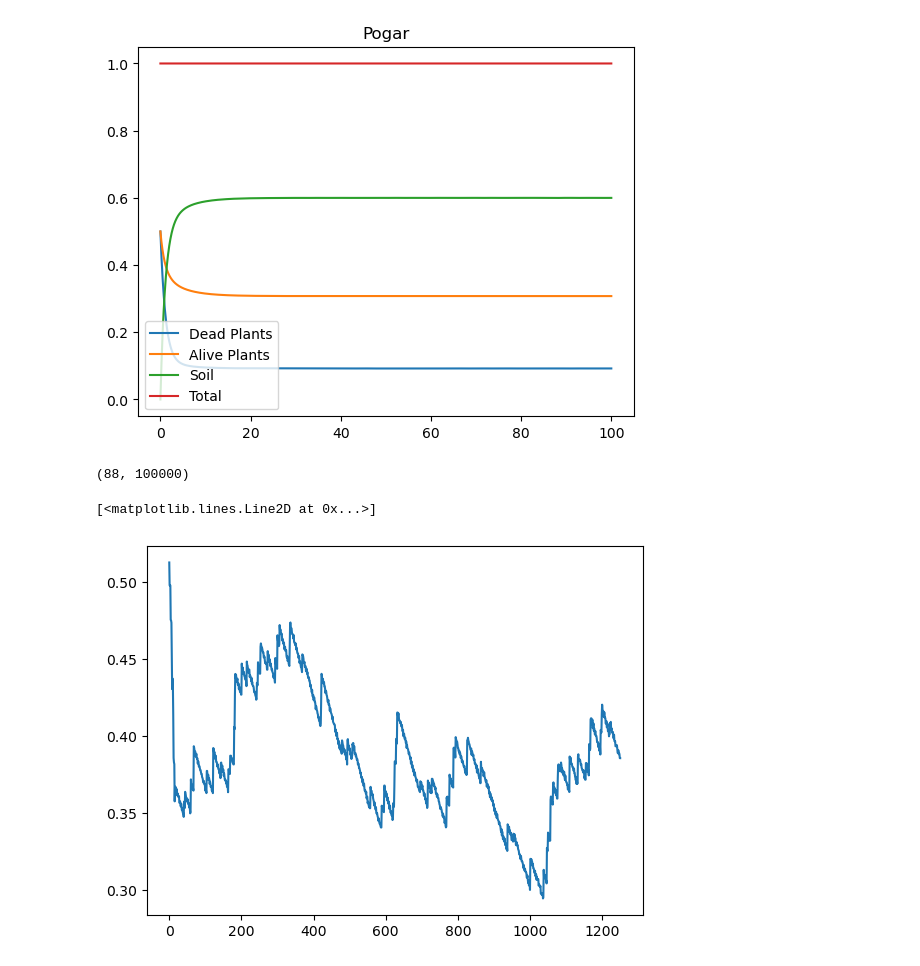
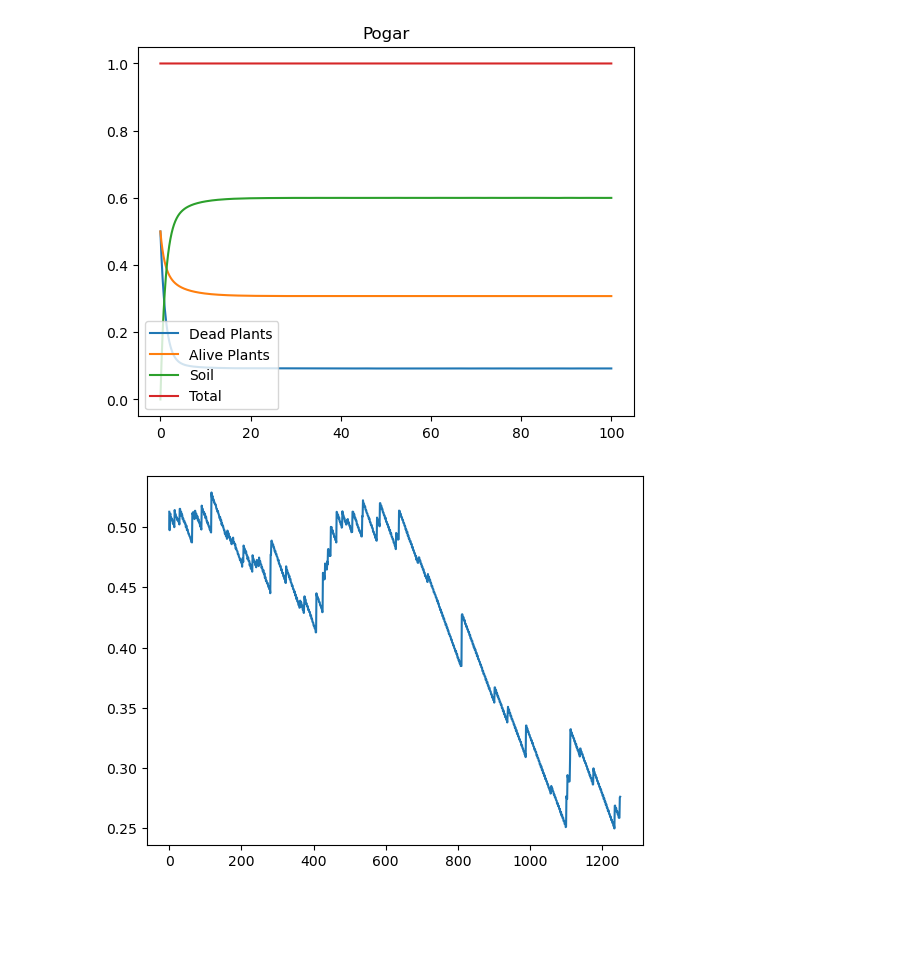
Before and after one commit to arjoooooon/MCM-2023, a Jupyter notebook: ModelSimulation.ipynb, the cells around one changed output. Saved outputs shown, nothing was run; the diff lists cells and outputs as text; code cells hidden in the pictures; blank space fills up the shorter version.

```diff
--- a/ModelSimulation.ipynb
+++ b/ModelSimulation.ipynb
@@ -43,3 +35,19 @@ W = lambda t: WFPS
+# %%
+### Define some arbitrary constants for our equations
+
+NUTRIENT_INTAKE_RATE = 0.5
+LITTERING_RATE = 0.3
+WFPS = 0.3
+L2 = lambda x: x
+
+from water import water
+
+result = water(500, 0, 10000, 1, [0.2, 4, 3], [0.6, 4, 3])
+plt.plot(result)
+
+W = lambda t: WFPS*np.sin(t/100) + WFPS
+# %% [output]
+[figure, added]
 # %%
 from copy import copy, deepcopy
 
@@ -106,21 +118 @@ t_eval = np.arange(0, TIME_PERIOD, 0.01)
 sol = solve_ivp(F, [0, TIME_PERIOD], input_state.flatten(), t_eval=t_eval)
-# %%
-import seaborn as sns
-
-rolled_sol = np.reshape(sol.y, (NUTRIENT_COUNT, SPECIES_COUNT+2, TIME_PERIOD*100))
-
-print(sol.y.shape)
-
-# sns.lineplot(t_eval, rolled_sol[0, 20, :])
-
-#plt.show()
-# %% [output]
-(88, 100000)
-# %%
-from water import water
-
-result = water(500, 0, 10000, 1, [0.2, 9, 3], [0.6, 9, 10])
-plt.plot(result)
-# %% [output]
-[<matplotlib.lines.Line2D at 0x...>]
-[figure, removed]
```
Also changed, not shown: parts of 4 cells of this notebook.
